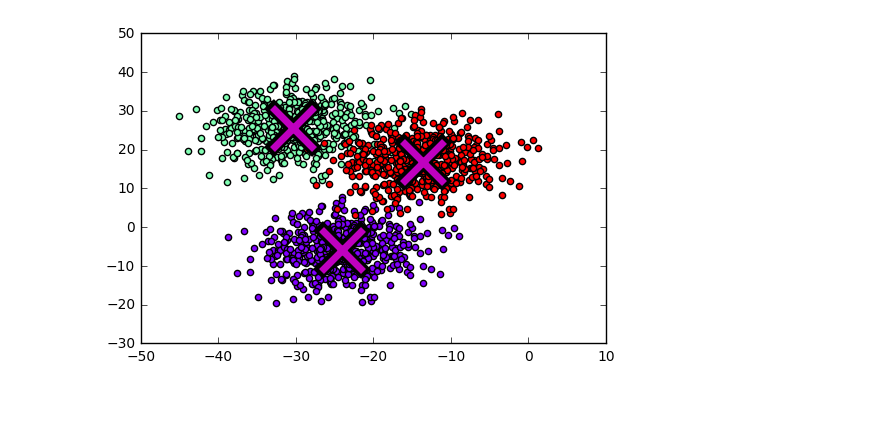
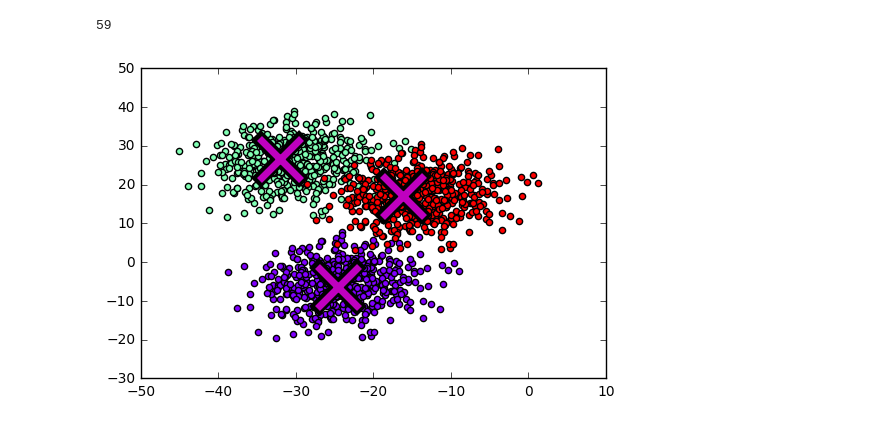
Before and after one commit to blastbao/mlpy, a Jupyter notebook: python/learntensorflow.com/kmeans.ipynb, the cells around one changed output. Cells and saved outputs as stored; diff of their text form; code cells hidden in the pictures.

```diff
--- a/python/learntensorflow.com/kmeans.ipynb
+++ b/python/learntensorflow.com/kmeans.ipynb
@@ -52,27 +52,37 @@ def update_centroids(samples, nearest_indices, n_clusters):
 # %%
 import tensorflow as tf
 import numpy as np
 import time
 
 n_features = 2
 n_clusters = 3
 n_samples_per_cluster = 500
 seed = 700
 embiggen_factor = 70
+min_distance = 10
 
 np.random.seed(seed)
 
 centroids, samples = create_samples(n_clusters, n_samples_per_cluster, n_features, embiggen_factor, seed)
 initial_centroids = choose_random_centroids(samples, n_clusters, seed)
-nearest_indices = assign_to_nearest(samples, initial_centroids)
-updated_centroids = update_centroids(samples, nearest_indices, n_clusters)
 
 model = tf.initialize_all_variables()
 with tf.Session() as session:
     sample_values = session.run(samples)
-    for i in range(10):
+    last_values = None
+    iterations = 0
+    while True:
+        iterations += 1
+        nearest_indices = assign_to_nearest(samples, initial_centroids)
+        updated_centroids = update_centroids(samples, nearest_indices, n_clusters)
         updated_centroid_values = session.run(updated_centroids)
+        if last_values is not None and np.linalg.norm(updated_centroid_values - last_values) < min_distance:
+            break
+        last_values = updated_centroid_values
+
+    print(iterations)
 
 plot_clusters(sample_values, updated_centroid_values, n_samples_per_cluster)
 # %% [output]
+59
-[figure, old version]
+[figure, new version]
```
Also changed, not shown: 2 other files.
